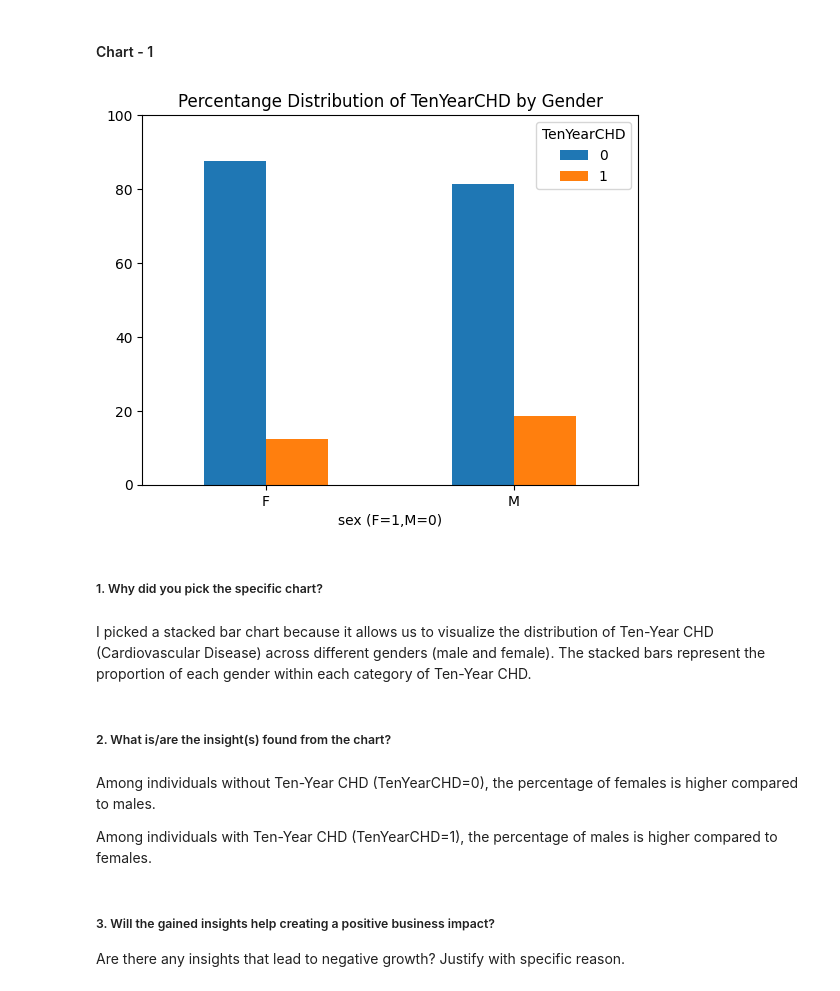
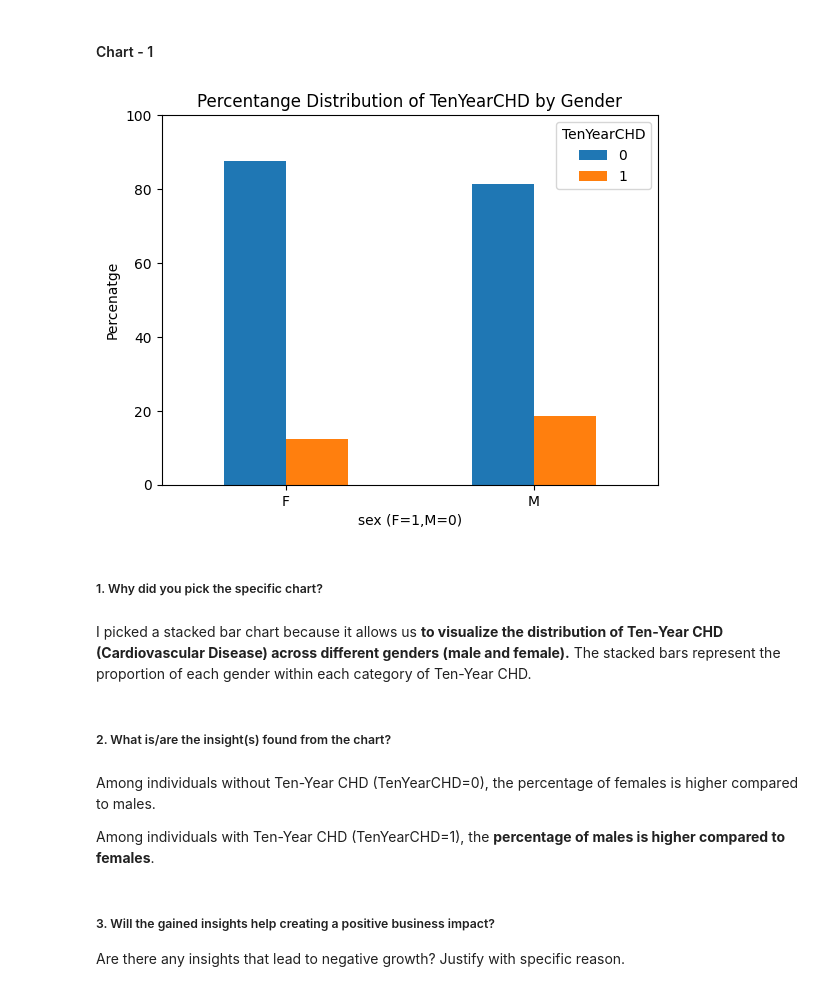
Before and after one commit to fadakenitin/Classification_Capstone_Project, a Jupyter notebook: Cardiovascular_Risk_Prediction.ipynb, the cells around one changed output. Drawn from its saved outputs; the diff is of its cells as text; code cells hidden in the pictures.

```diff
--- a/Cardiovascular_Risk_Prediction.ipynb
+++ b/Cardiovascular_Risk_Prediction.ipynb
@@ -366,27 +367,27 @@ Removal of the 'id' column, which suggests that the 'id' column is not necessary
 # %%
 # Chart - 1 visualization code
 freq_data = data.groupby('TenYearCHD')['sex'].value_counts().unstack(0)
 plotting_data=freq_data.divide(freq_data.sum(axis=1),axis=0)*100
 plotting_data.plot(kind='bar')
 plt.ylim(0,100)
-#plt.ylabel('Percenatge')
+plt.ylabel('Percenatge')
 plt.xlabel('sex (F=1,M=0)')
 plt.xticks(rotation=0)
 plt.title('Percentange Distribution of TenYearCHD by Gender')
 plt.show()
 # %% [output]
-[figure, old version]
+[figure, new version]
 # %% [markdown]
 ##### 1. Why did you pick the specific chart?
 # %% [markdown]
 
-I picked a stacked bar chart because it allows us to visualize the distribution of Ten-Year CHD (Cardiovascular Disease) across different genders (male and female). The stacked bars represent the proportion of each gender within each category of Ten-Year CHD.
+I picked a stacked bar chart because it allows us **to visualize the distribution of Ten-Year CHD (Cardiovascular Disease) across different genders (male and female).** The stacked bars represent the proportion of each gender within each category of Ten-Year CHD.
 # %% [markdown]
 ##### 2. What is/are the insight(s) found from the chart?
 # %% [markdown]
 Among individuals without Ten-Year CHD (TenYearCHD=0), the percentage of females is higher compared to males.
 
-Among individuals with Ten-Year CHD (TenYearCHD=1), the percentage of males is higher compared to females.
+Among individuals with Ten-Year CHD (TenYearCHD=1), the **percentage of males is higher compared to females**.
 # %% [markdown]
 ##### 3. Will the gained insights help creating a positive business impact?
 Are there any insights that lead to negative growth? Justify with specific reason.
```
Also changed, not shown: parts of 69 cells of this notebook.
